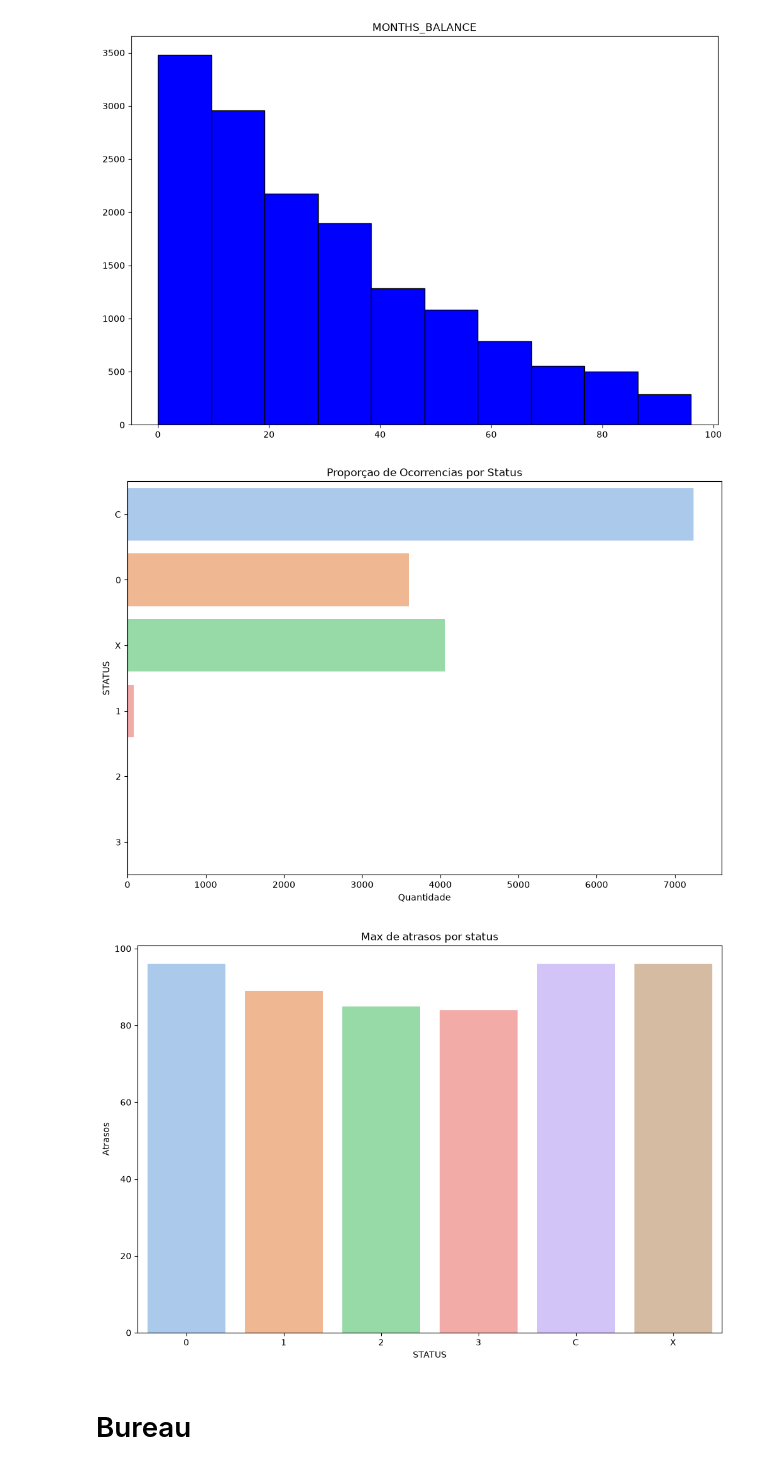
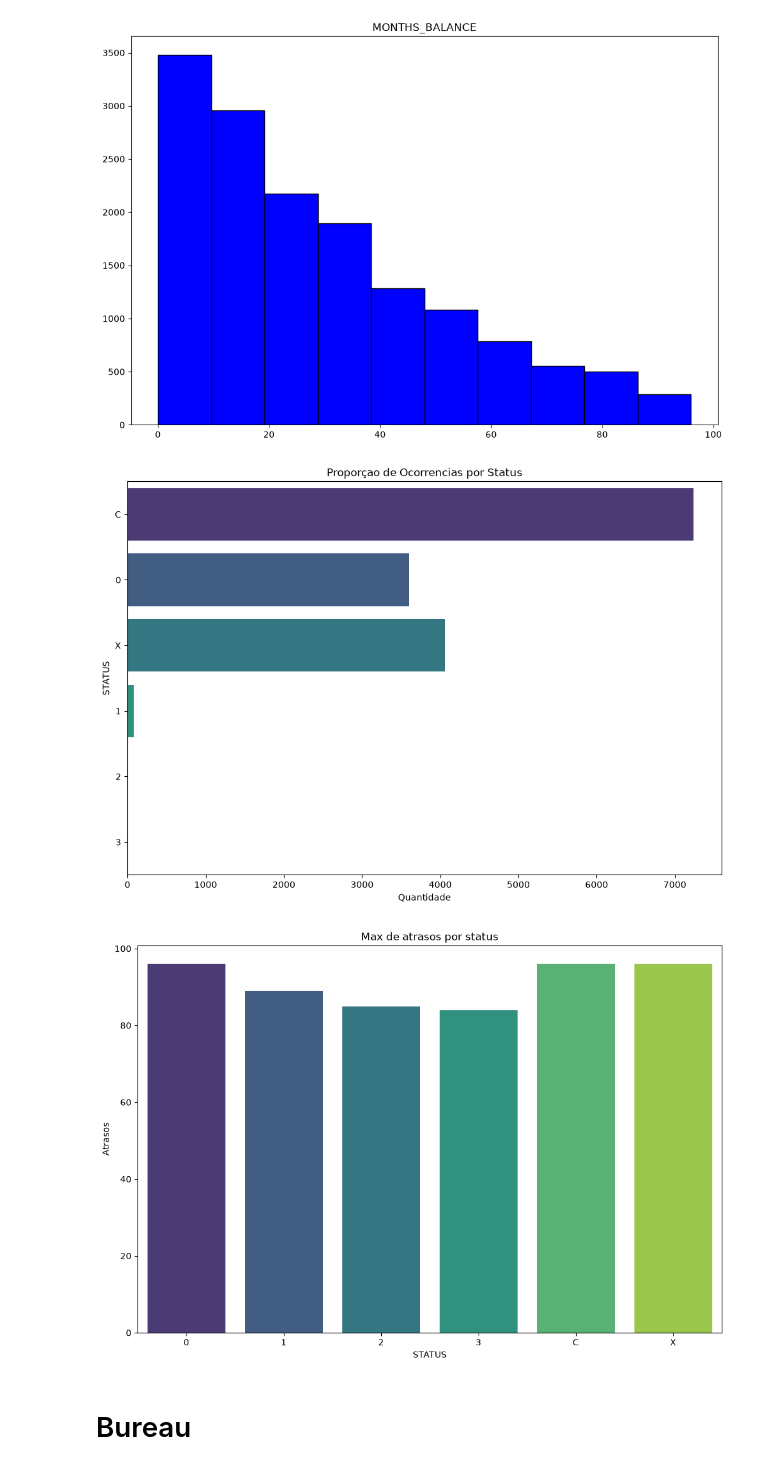
Before and after one commit to WesleySouza13/Home-Credit-Default-Risk, a Jupyter notebook: notebooks/EDA.ipynb, the cells around one changed output. Drawn from its saved outputs; the diff is of its cells as text; code cells hidden in the pictures.

```diff
--- a/notebooks/EDA.ipynb
+++ b/notebooks/EDA.ipynb
@@ -118,23 +170,23 @@ for num_bal in num_col_balance:
 # %%
 # filtrando id's com maior atraso e avaliando reputaçao
 filter = df_balance.groupby('STATUS')[['MONTHS_BALANCE']].max()
 
 # plotando quantidade de ocorrencias por status
 plt.figure(figsize=(12,8))
 plt.title('Proporçao de Ocorrencias por Status')
-sns.countplot(data=df_balance, y='STATUS', palette='pastel')
+sns.countplot(data=df_balance, y='STATUS', palette='viridis')
 plt.xlabel('Quantidade')
 plt.show()
 
 # plotando filtro de maiores atrasos por status
 plt.figure(figsize=(12,8))
 plt.title('Max de atrasos por status')
-sns.barplot(data=filter, x='STATUS', y='MONTHS_BALANCE', palette='pastel')
+sns.barplot(data=filter, x='STATUS', y='MONTHS_BALANCE', palette='viridis')
 plt.ylabel('Atrasos')
 plt.show()
 # %% [output]
-[figure, old version]
+[figure, new version]
-[figure, old version]
+[figure, new version]
 # %% [markdown]
 # Bureau
 # %%
```
Also changed, not shown: parts of 20 cells of this notebook, 1 other file.
